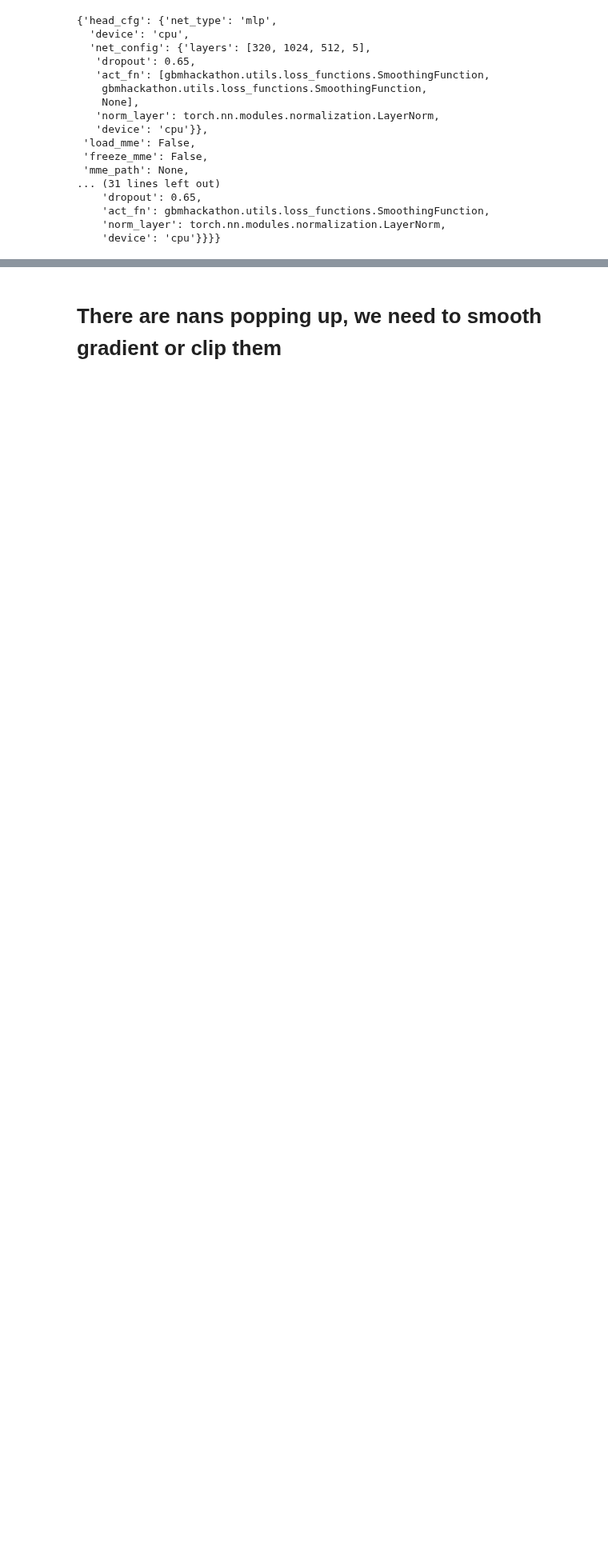
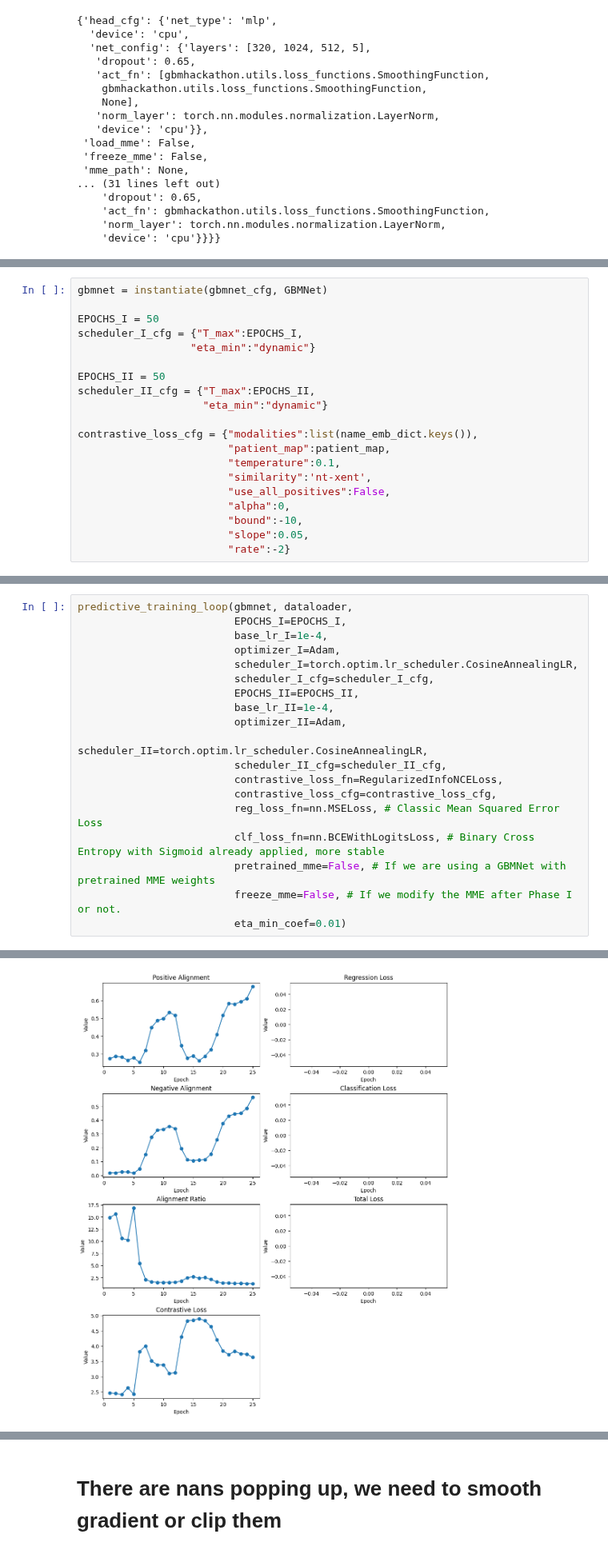
Before and after one commit to Tikings/gbm_hackathon, a Jupyter notebook: notebook_tests/predictive_learning.ipynb, the cells around one changed output, grey strips where cells are left out. Shown at 80% size. Drawn from its saved outputs; the diff is of its cells as text; blank space fills up the shorter version.

Commit message:
Changed predictive notebook to have clean separated phases I and II. Gradient issue is not fixed

```diff
--- a/notebook_tests/predictive_learning.ipynb
+++ b/notebook_tests/predictive_learning.ipynb
@@ -244,0 +454,20 @@ gbmnet_cfg
+# %%
+gbmnet = instantiate(gbmnet_cfg, GBMNet)
+
+EPOCHS_I = 50
+scheduler_I_cfg = {"T_max":EPOCHS_I,
+                  "eta_min":"dynamic"}
+
+EPOCHS_II = 50
+scheduler_II_cfg = {"T_max":EPOCHS_II,
+                    "eta_min":"dynamic"}
+
+contrastive_loss_cfg = {"modalities":list(name_emb_dict.keys()),
+                        "patient_map":patient_map,
+                        "temperature":0.1,
+                        "similarity":'nt-xent',
+                        "use_all_positives":False,
+                        "alpha":0,
+                        "bound":-10,
+                        "slope":0.05,
+                        "rate":-2}
@@ -244,0 +488,20 @@ gbmnet_cfg
+# %%
+predictive_training_loop(gbmnet, dataloader,
+                         EPOCHS_I=EPOCHS_I,
+                         base_lr_I=1e-4,
+                         optimizer_I=Adam,
+                         scheduler_I=torch.optim.lr_scheduler.CosineAnnealingLR,
+                         scheduler_I_cfg=scheduler_I_cfg,
+                         EPOCHS_II=EPOCHS_II,
+                         base_lr_II=1e-4,
+                         optimizer_II=Adam,
+                         scheduler_II=torch.optim.lr_scheduler.CosineAnnealingLR,
+                         scheduler_II_cfg=scheduler_II_cfg,
+                         contrastive_loss_fn=RegularizedInfoNCELoss,
+                         contrastive_loss_cfg=contrastive_loss_cfg,
+                         reg_loss_fn=nn.MSELoss, # Classic Mean Squared Error Loss
+                         clf_loss_fn=nn.BCEWithLogitsLoss, # Binary Cross Entropy with Sigmoid already applied, more stable
+                         pretrained_mme=False, # If we are using a GBMNet with pretrained MME weights
+                         freeze_mme=False, # If we modify the MME after Phase I or not.
+                         eta_min_coef=0.01)
+# %% [output]
@@ -244,0 +525 @@ gbmnet_cfg
+[figure, added]
```
Also changed, not shown: parts of 10 cells of this notebook.
